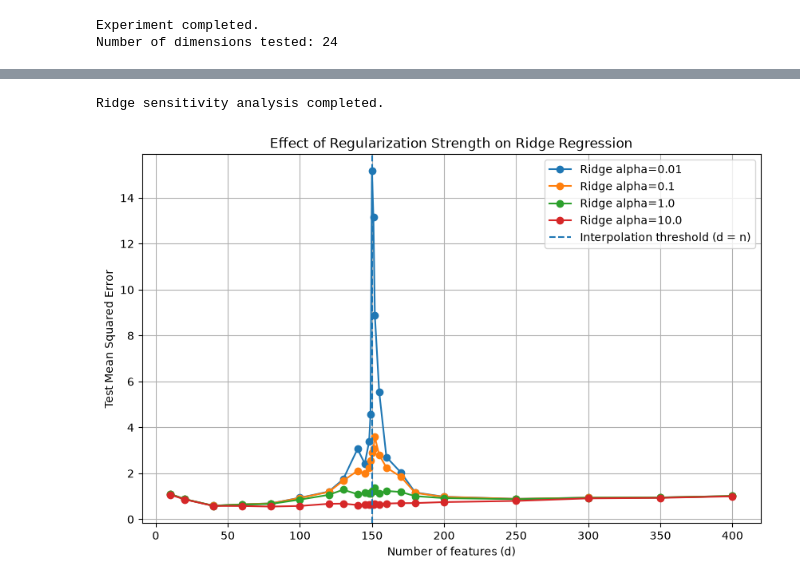
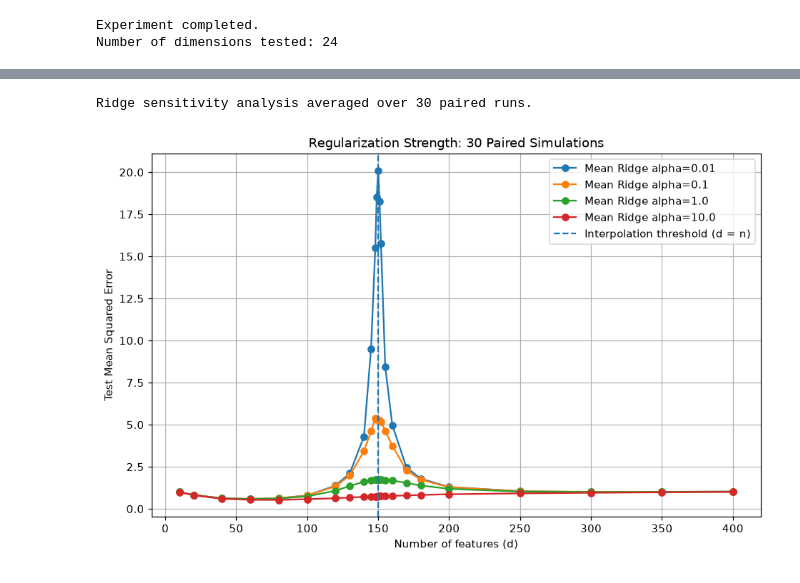
Before and after one commit to stelaamile/Machine-learning-project, a Jupyter notebook: notebooks/01_synthetic_double_descent.ipynb, the cells around one changed output, grey strips where cells are left out. Saved outputs shown, nothing was run; the diff lists cells and outputs as text; code cells hidden in the pictures.

```diff
--- a/notebooks/01_synthetic_double_descent.ipynb
+++ b/notebooks/01_synthetic_double_descent.ipynb
@@ -610,61 +571,34 @@ plt.show()
-# %%
-RIDGE_ALPHAS = [0.01, 0.1, 1.0, 10.0]
-
-ridge_results = {}
-
-for alpha in RIDGE_ALPHAS:
-
-    test_errors_alpha = []
-
-    for d in D_VALUES:
-
-        X_train = X_train_full[:, :d]
-        X_test = X_test_full[:, :d]
-
-        w_ridge = fit_ridge_regression(
-            X_train,
-            y_train,
-            alpha=alpha
-        )
-
-        test_predictions = X_test @ w_ridge
-
-        test_errors_alpha.append(
-            mean_squared_error(
-                y_test,
-                test_predictions
-            )
-        )
-
-    ridge_results[alpha] = np.array(test_errors_alpha)
-
-print("Ridge sensitivity analysis completed.")
-# %% [output]
-Ridge sensitivity analysis completed.
+# %%
+# Each alpha uses identical features, coefficients and noise within each seed.
+# This is a sensitivity analysis; alpha is not selected using test performance.
+ridge_results = mean_ridge_test
+print("Ridge sensitivity analysis averaged over", N_REPETITIONS, "paired runs.")
+# %% [output]
+Ridge sensitivity analysis averaged over 30 paired runs.
 # %%
 plt.figure(figsize=(10, 6))
 
 for alpha in RIDGE_ALPHAS:
     plt.plot(
         D_VALUES,
         ridge_results[alpha],
         marker="o",
-        label=f"Ridge alpha={alpha}"
+        label=f"Mean Ridge alpha={alpha}"
     )
 
 plt.axvline(
     x=N_TRAIN,
     linestyle="--",
     label="Interpolation threshold (d = n)"
 )
 
 plt.xlabel("Number of features (d)")
 plt.ylabel("Test Mean Squared Error")
-plt.title("Effect of Regularization Strength on Ridge Regression")
+plt.title(f"Regularization Strength: {N_REPETITIONS} Paired Simulations")
 
 plt.legend()
 plt.grid(True)
 
-plt.show()
+save_and_show("synthetic_05")
 # %% [output]
-[figure, old version]
+[figure, new version]
```
Also changed, not shown: parts of 17 cells of this notebook, 44 other files.
